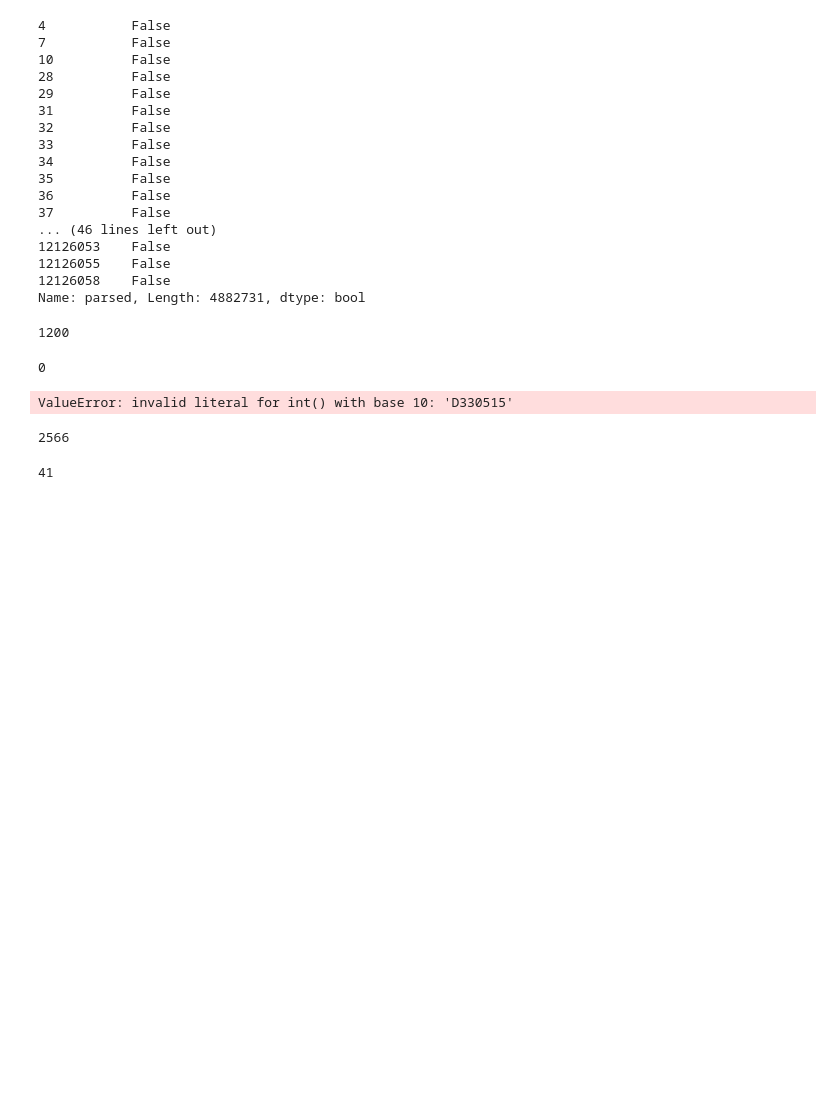
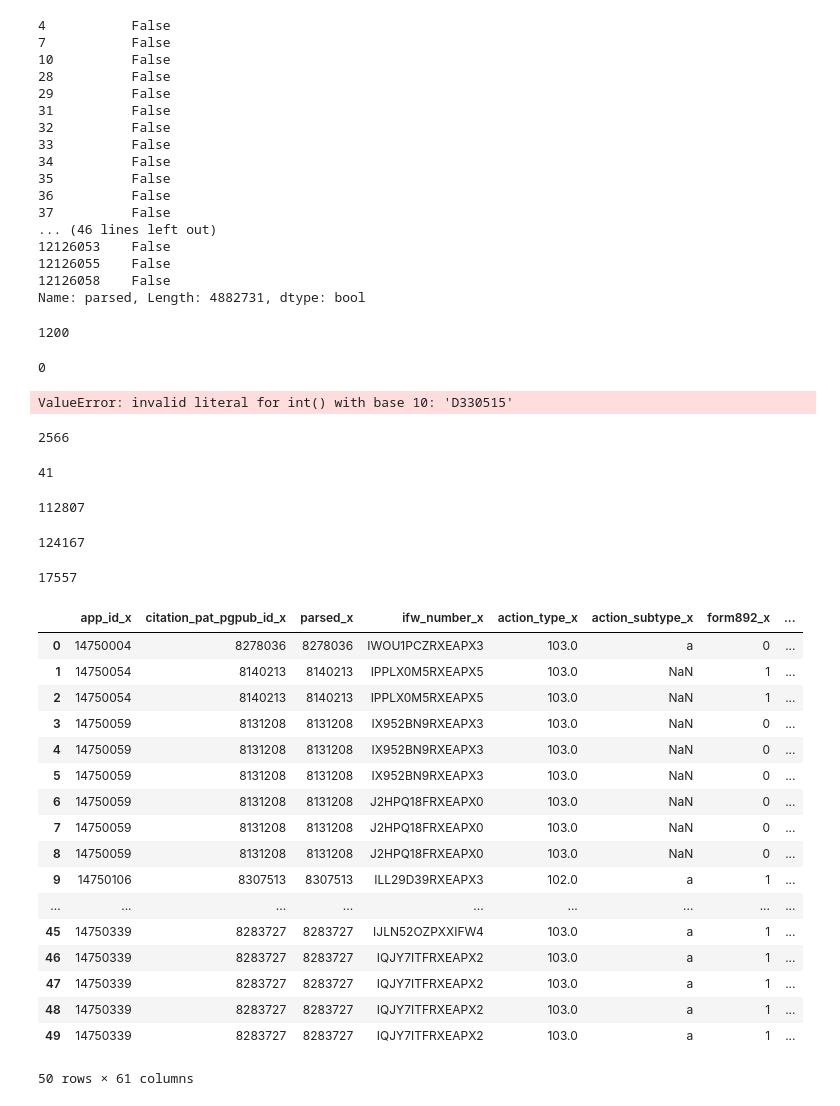
Before and after one commit to susumu2357/US-patent-analysis, a Jupyter notebook: notebook/180901_test2.ipynb, the cells around one changed output. Cells and saved outputs as stored; diff of their text form; code cells hidden in the pictures; blank space fills up the shorter version.

```diff
--- a/notebook/180901_test2.ipynb
+++ b/notebook/180901_test2.ipynb
@@ -163,0 +164,4 @@ merge_cite_oa_grant_2012 = merge_cite_oa_grant[(merge_cite_oa_grant['parsed'].as
+# %%
+len(merge_cite_oa_grant2012)
+# %% [output]
+112807
@@ -163,0 +170,4 @@ merge_cite_oa_grant_2012 = merge_cite_oa_grant[(merge_cite_oa_grant['parsed'].as
+# %%
+len(merge_cite_oa_grant_app2017)
+# %% [output]
+124167
@@ -163,0 +176,25 @@ merge_cite_oa_grant_2012 = merge_cite_oa_grant[(merge_cite_oa_grant['parsed'].as
+# %%
+len(merge_cite_oa_grant2012_app2017)
+# %% [output]
+17557
+# %%
+merge_cite_oa_grant2012_app2017.head(50)
+# %% [output]
+|  | app_id_x | citation_pat_pgpub_id_x | parsed_x | ifw_number_x | action_type_x | action_subtype_x | form892_x | ... |
+| 0 | 14750004 | 8278036 | 8278036 | IWOU1PCZRXEAPX3 | 103.0 | a | 0 | ... |
+| 1 | 14750054 | 8140213 | 8140213 | IPPLX0M5RXEAPX5 | 103.0 | NaN | 1 | ... |
+| 2 | 14750054 | 8140213 | 8140213 | IPPLX0M5RXEAPX5 | 103.0 | NaN | 1 | ... |
+| 3 | 14750059 | 8131208 | 8131208 | IX952BN9RXEAPX3 | 103.0 | NaN | 0 | ... |
+| 4 | 14750059 | 8131208 | 8131208 | IX952BN9RXEAPX3 | 103.0 | NaN | 0 | ... |
+| 5 | 14750059 | 8131208 | 8131208 | IX952BN9RXEAPX3 | 103.0 | NaN | 0 | ... |
+| 6 | 14750059 | 8131208 | 8131208 | J2HPQ18FRXEAPX0 | 103.0 | NaN | 0 | ... |
+| 7 | 14750059 | 8131208 | 8131208 | J2HPQ18FRXEAPX0 | 103.0 | NaN | 0 | ... |
+| 8 | 14750059 | 8131208 | 8131208 | J2HPQ18FRXEAPX0 | 103.0 | NaN | 0 | ... |
+| 9 | 14750106 | 8307513 | 8307513 | ILL29D39RXEAPX3 | 102.0 | a | 1 | ... |
+| ... | ... | ... | ... | ... | ... | ... | ... | ... |
+| 45 | 14750339 | 8283727 | 8283727 | IJLN52OZPXXIFW4 | 103.0 | a | 1 | ... |
+| 46 | 14750339 | 8283727 | 8283727 | IQJY7ITFRXEAPX2 | 103.0 | a | 1 | ... |
+| 47 | 14750339 | 8283727 | 8283727 | IQJY7ITFRXEAPX2 | 103.0 | a | 1 | ... |
+| 48 | 14750339 | 8283727 | 8283727 | IQJY7ITFRXEAPX2 | 103.0 | a | 1 | ... |
+| 49 | 14750339 | 8283727 | 8283727 | IQJY7ITFRXEAPX2 | 103.0 | a | 1 | ... |
+50 rows × 61 columns
```
Also changed, not shown: parts of 7 cells of this notebook, 1 other file.
